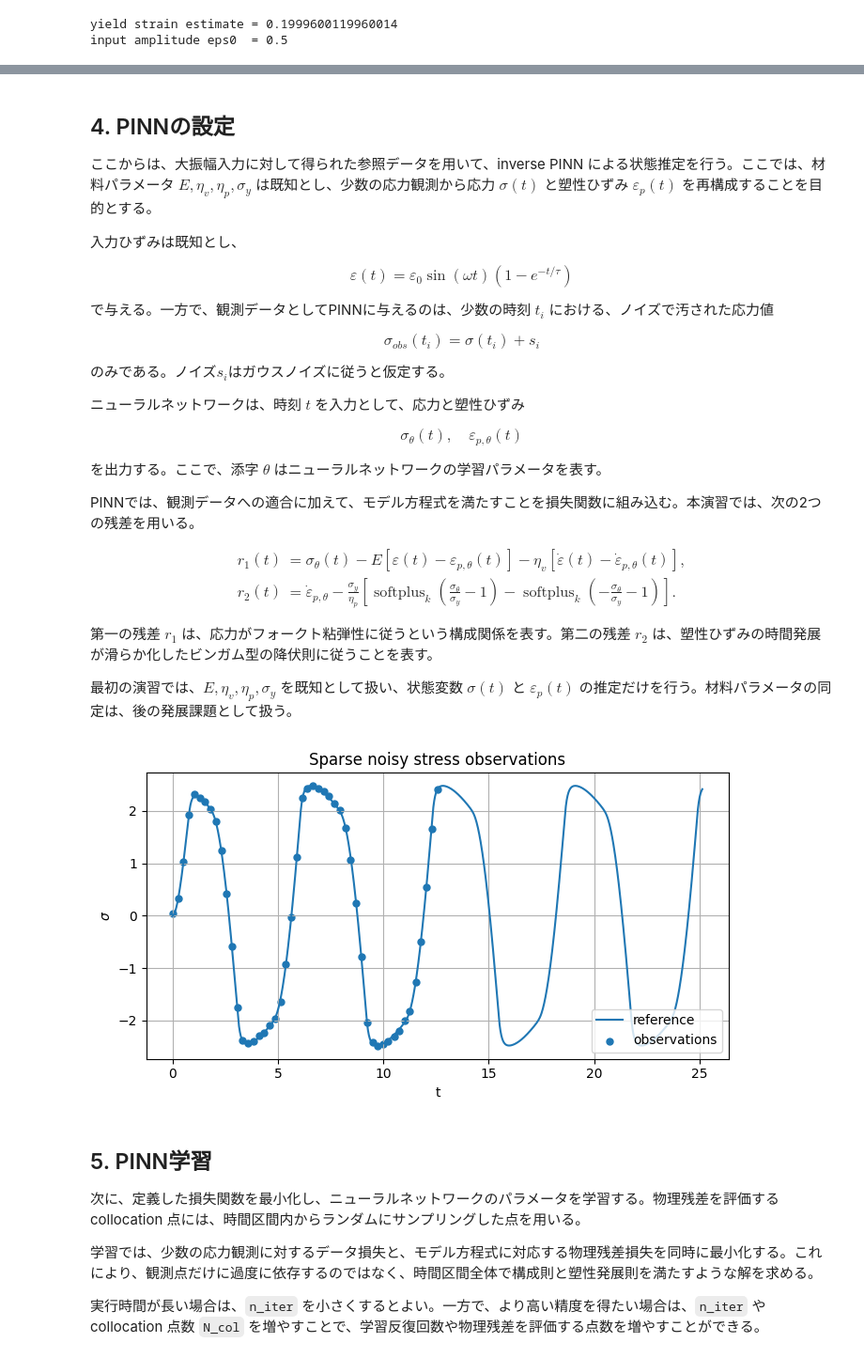
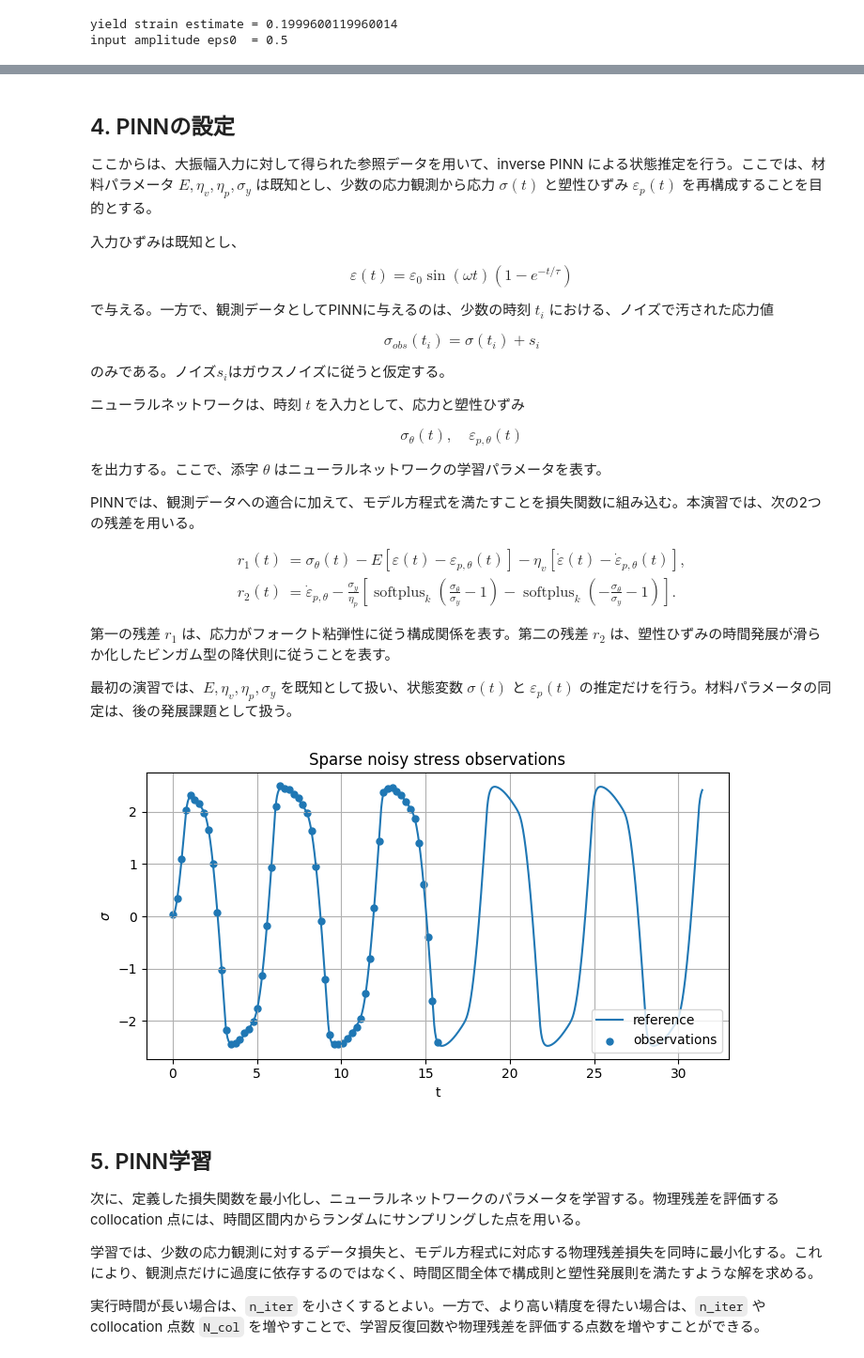
Before and after one commit to itoshin110/Lecture-of-physics-informed-neural-networks, a Jupyter notebook: pinn_elastoviscoplastic_bingham.ipynb, the cells around one changed output, grey strips where cells are left out. Shown at 94% size. Saved outputs shown, nothing was run; the diff lists cells and outputs as text; code cells hidden in the pictures.

```diff
--- a/pinn_elastoviscoplastic_bingham.ipynb
+++ b/pinn_elastoviscoplastic_bingham.ipynb
@@ -192,7 +192,7 @@ eps0 = 0.50
 k_smooth = 50.0
 
 # 時間区間
-T = 8 * np.pi       # 4周期
+T = 10 * np.pi       # 5周期
 Nt = 1200
 t_np = np.linspace(0.0, T, Nt)
 
@@ -414,39 +414,39 @@ r_2(t)
 \end{aligned}
 \end{equation}
 
-第一の残差 $r_1$ は、応力がフォークト粘弾性に従うという構成関係を表す。第二の残差 $r_2$ は、塑性ひずみの時間発展が滑らか化したビンガム型の降伏則に従うことを表す。
+第一の残差 $r_1$ は、応力がフォークト粘弾性に従う構成関係を表す。第二の残差 $r_2$ は、塑性ひずみの時間発展が滑らか化したビンガム型の降伏則に従うことを表す。
 
 最初の演習では、$E,\eta_{v},\eta_{p},\sigma_y$ を既知として扱い、状態変数 $\sigma(t)$ と $\varepsilon_p(t)$ の推定だけを行う。材料パラメータの同定は、後の発展課題として扱う。
 # %%
 # 学習用データを準備
 t_all = torch.tensor(t_np[:, None], device=device)
 eps_all = torch.tensor(eps_ref[:, None], device=device)
 sigma_all = torch.tensor(sigma_ref[:, None], device=device)
 epsp_all = torch.tensor(epsp_ref[:, None], device=device)
 
 # 少数の応力観測点
-N_data = 50
+N_data = 60
 idx_data = np.linspace(0, Nt//2-1, N_data).astype(int)
 
 noise_level = 0.01  # 応力ノイズレベル
 sigma_obs_np = sigma_ref[idx_data] + noise_level * np.std(sigma_ref) * np.random.randn(N_data)
 
 t_data = torch.tensor(t_np[idx_data, None], device=device)
 sigma_data = torch.tensor(sigma_obs_np[:, None], device=device)
 
 plt.figure(figsize=(7, 4))
 plt.plot(t_np, sigma_ref, label="reference")
 plt.scatter(t_np[idx_data], sigma_obs_np, s=25, label="observations")
 plt.xlabel("t")
 plt.ylabel(r"$\sigma$")
 plt.title("Sparse noisy stress observations")
 plt.legend(loc=4)
 plt.tight_layout()
 plt.grid()
 plt.show()
 plt.close()
 # %% [output]
-[figure, old version]
+[figure, new version]
 # %%
 # 周期ひずみ
 def strain_torch(t):
```
Also changed, not shown: parts of 10 cells of this notebook.
